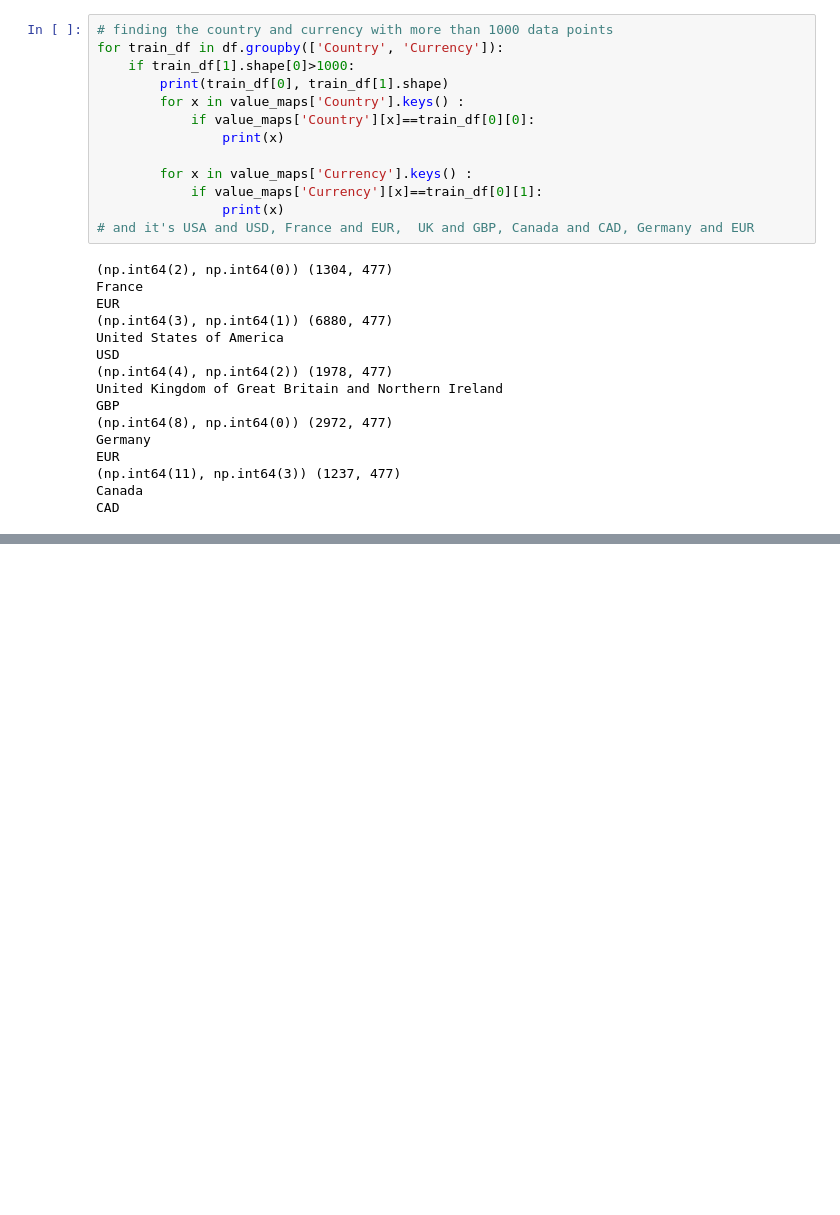
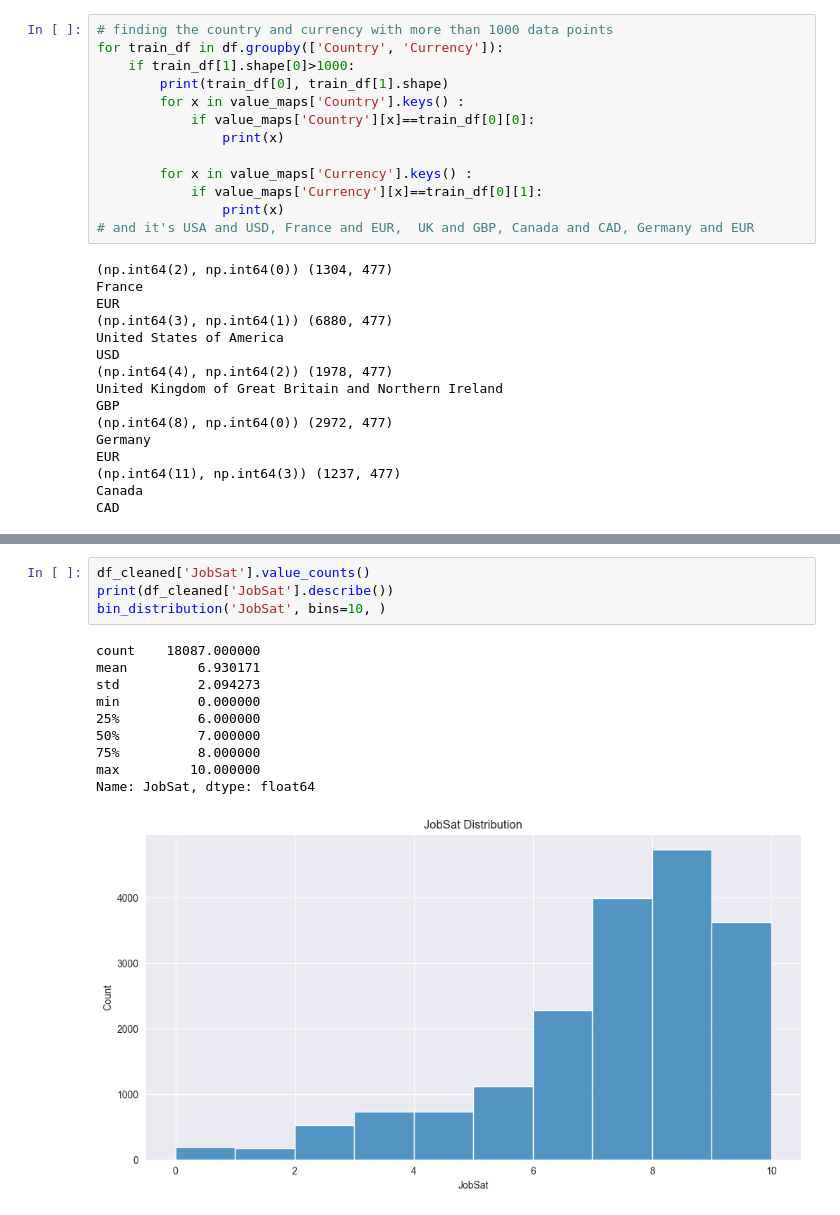
Before and after one commit to krsoy/AAU_Projects, a Jupyter notebook: m1_exam_oral.ipynb, the cells around one changed output, grey strips where cells are left out. Saved outputs shown, nothing was run; the diff lists cells and outputs as text; blank space fills up the shorter version.

```diff
--- a/m1_exam_oral.ipynb
+++ b/m1_exam_oral.ipynb
@@ -1439,0 +1423,15 @@ AFTER   -> RMSE: 34802.56 | MAE: 24260.03 | R²: 0.2565  (top 50 features)
+# %%
+df_cleaned['JobSat'].value_counts()
+print(df_cleaned['JobSat'].describe())
+bin_distribution('JobSat', bins=10, )
+# %% [output]
+count    18087.000000
+mean         6.930171
+std          2.094273
+min          0.000000
+25%          6.000000
+50%          7.000000
+75%          8.000000
+max         10.000000
+Name: JobSat, dtype: float64
+[figure, added]
```
Also changed, not shown: parts of 12 cells of this notebook.
